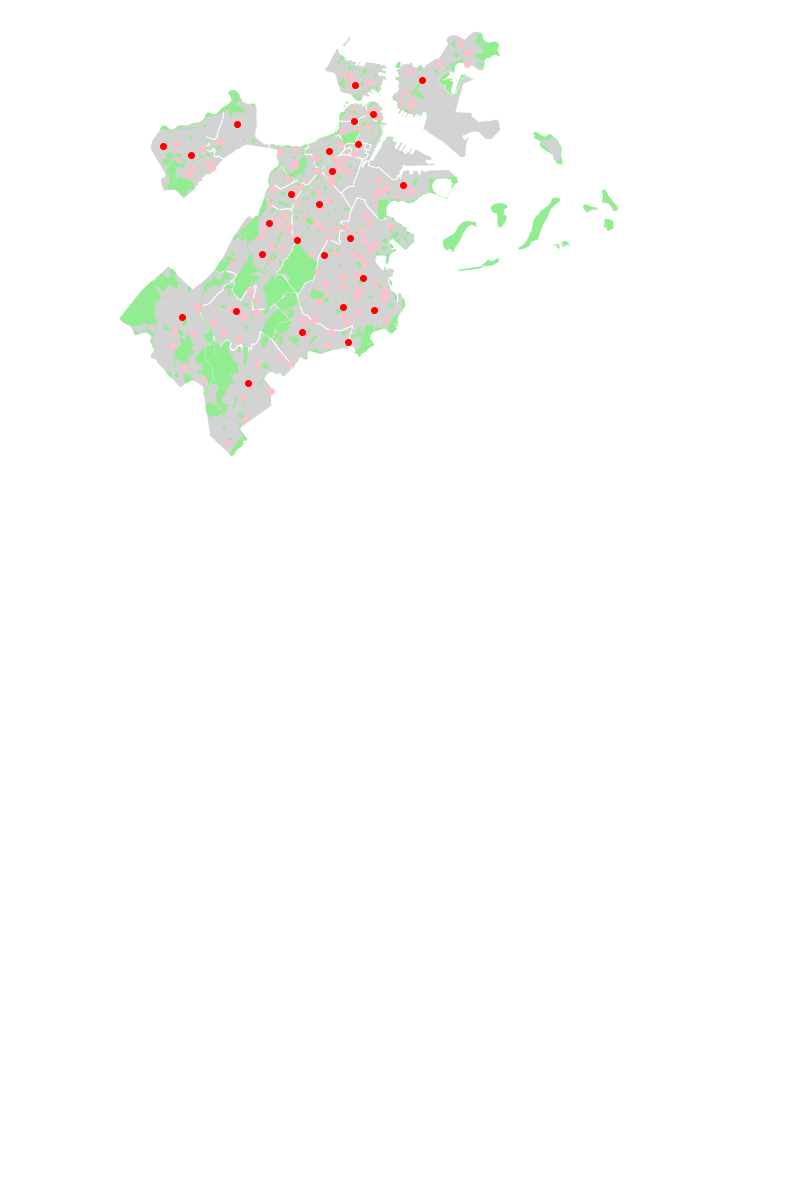
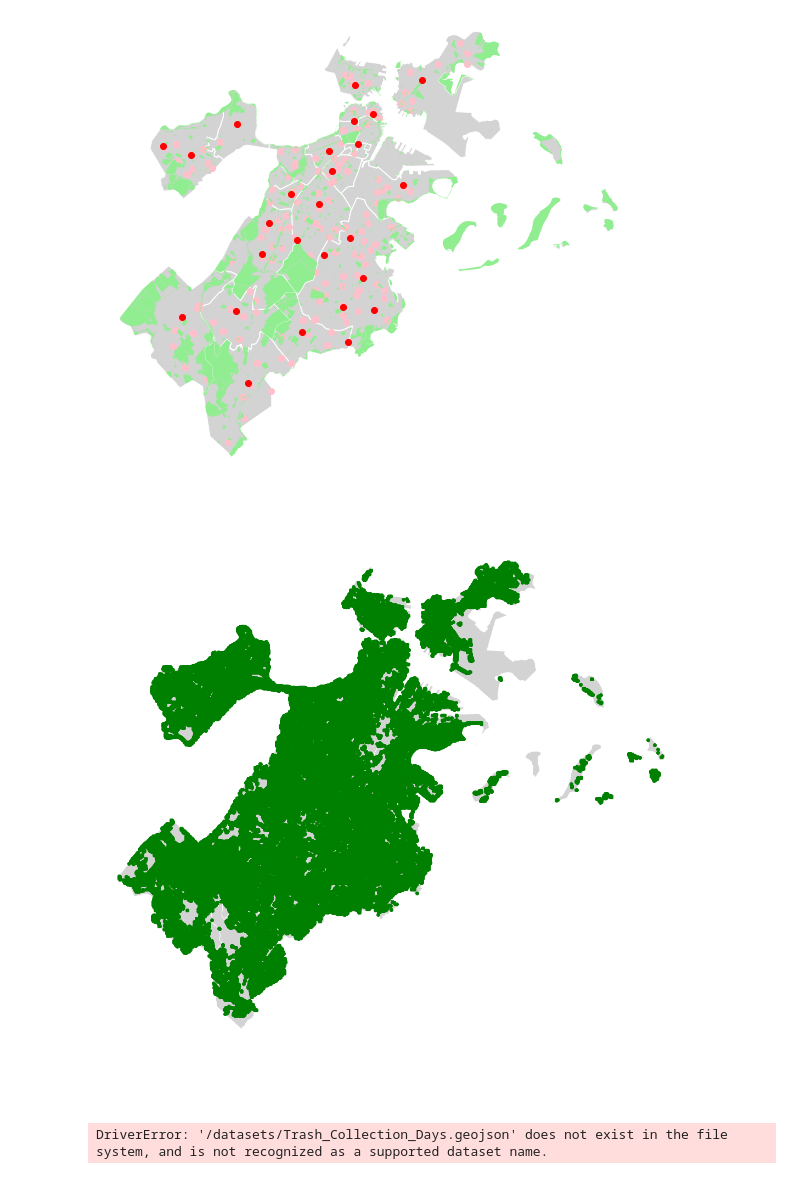
Before and after one commit to broussardjojo/bvr2, a Jupyter notebook: main.ipynb, the cells around one changed output. Cells and saved outputs as stored; diff of their text form; code cells hidden in the pictures; blank space fills up the shorter version.

Commit message:
Trash day dataset, more visualizations

```diff
--- a/main.ipynb
+++ b/main.ipynb
@@ -66,3 +66,16 @@ ax = add_open_space(ax, "lightgreen")
 ax = add_visualization(ax, "datasets/Public_Libraries.geojson", "red")
 # %% [output]
 [figure]
+# %%
+# Show me trees?
+ax = init(20, 20, 'white', 'lightgray')
+ax = add_visualization(ax, "datasets/trees.geojson", "green")
+# %% [output]
+[figure, added]
+# %%
+# Or trash collection days vs public libraries...
+trash_days = gpd.read_file("/datasets/Trash_Collection_Days.geojson")
+gplt.choropleth(trash_days, extent=boston, edgecolor='white', hue= 'TRASHDAY', figsize=(10, 10),
+                legend= True, legend_kwargs={'bbox_to_anchor': (1, 0.35)}, cmap= 'prism')
+# %% [output]
+DriverError: '/datasets/Trash_Collection_Days.geojson' does not exist in the file system, and is not recognized as a supported dataset name.
```
Also changed, not shown: 1 other file.
